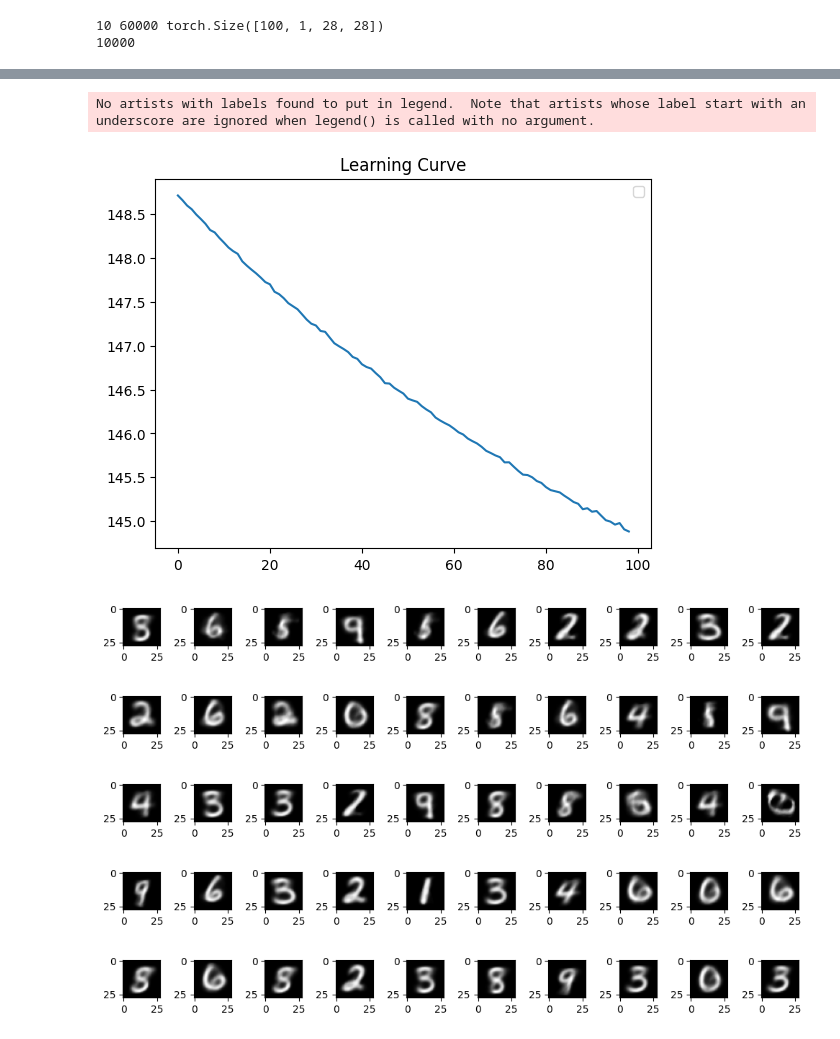
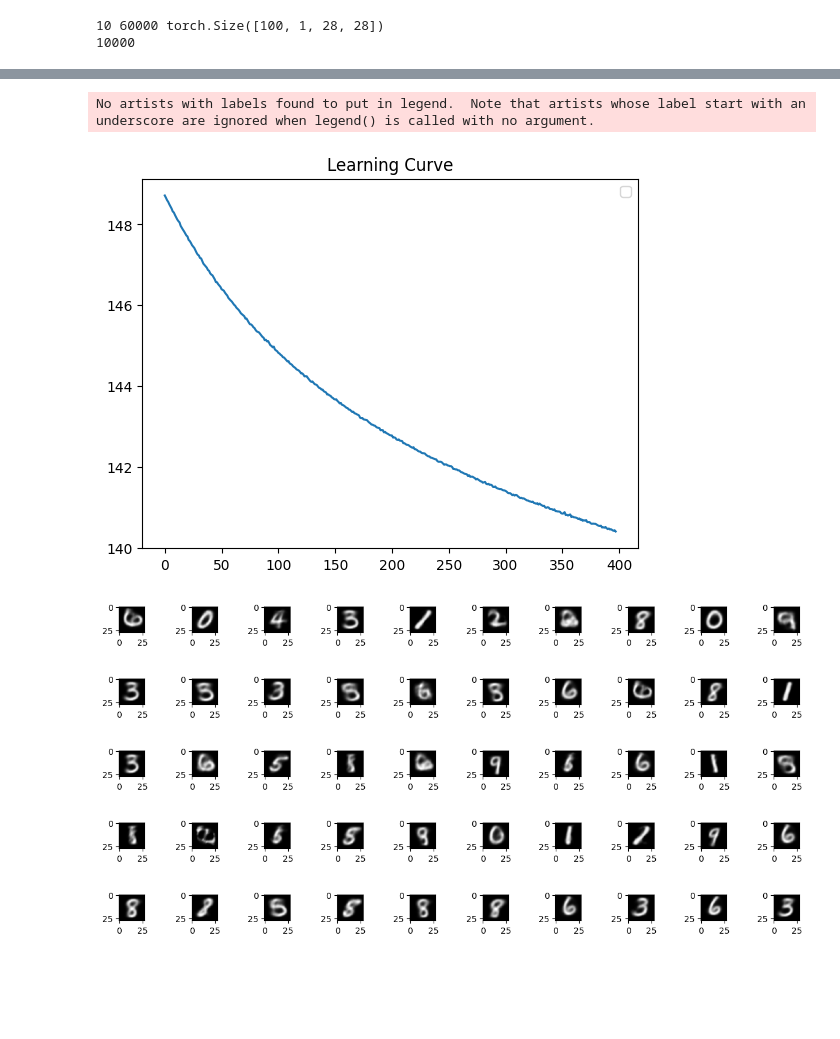
Before and after one commit to cnhzgb/MachineL, a Jupyter notebook: VAE_Linear_MNIST.ipynb, the cells around one changed output, grey strips where cells are left out. Cells and saved outputs as stored; diff of their text form; code cells hidden in the pictures; blank space fills up the shorter version.

```diff
--- a/VAE_Linear_MNIST.ipynb
+++ b/VAE_Linear_MNIST.ipynb
@@ -78,7 +78,7 @@ if os.path.exists(check_point_path):
   epoch_cnt = checkpoint['epoch_cnt']
   total_loss = checkpoint['total_loss']
 # %%
-for oneRound in range(1,100):
+for oneRound in range(1,300):
   epoch_loss = []
   startTime = time.time()
   for batch_idx, (img, label) in enumerate(loader):
@@ -135,22 +135,22 @@ plt.title("Learning Curve")
 plt.legend();
 # %% [output]
 No artists with labels found to put in legend.  Note that artists whose label start with an underscore are ignored when legend() is called with no argument.
-[figure, old version]
+[figure, new version]
 # %%
 with torch.no_grad():
   for i in range(1,6):
     test = torch.randn(10,2).to(device)
     gen_img = model.decoder(test) # 10,28*28
     gen_img = rearrange(gen_img, 'b (h w) -> b 1 h w', h=28)
 
-    fig, axs = plt.subplots(1, 10, figsize=(10, 1))
+    fig, axs = plt.subplots(1, 10, figsize=(12, 1))
     for i, ax in enumerate(axs.flatten()):
       ax.imshow(gen_img[i][0].cpu(), cmap='gray')
     plt.tight_layout()
     plt.show()
 # %% [output]
-[figure, old version]
+[figure, new version]
-[figure, old version]
+[figure, new version]
-[figure, old version]
+[figure, new version]
-[figure, old version]
+[figure, new version]
-[figure, old version]
+[figure, new version]
```
Also changed, not shown: parts of 1 cell of this notebook.
